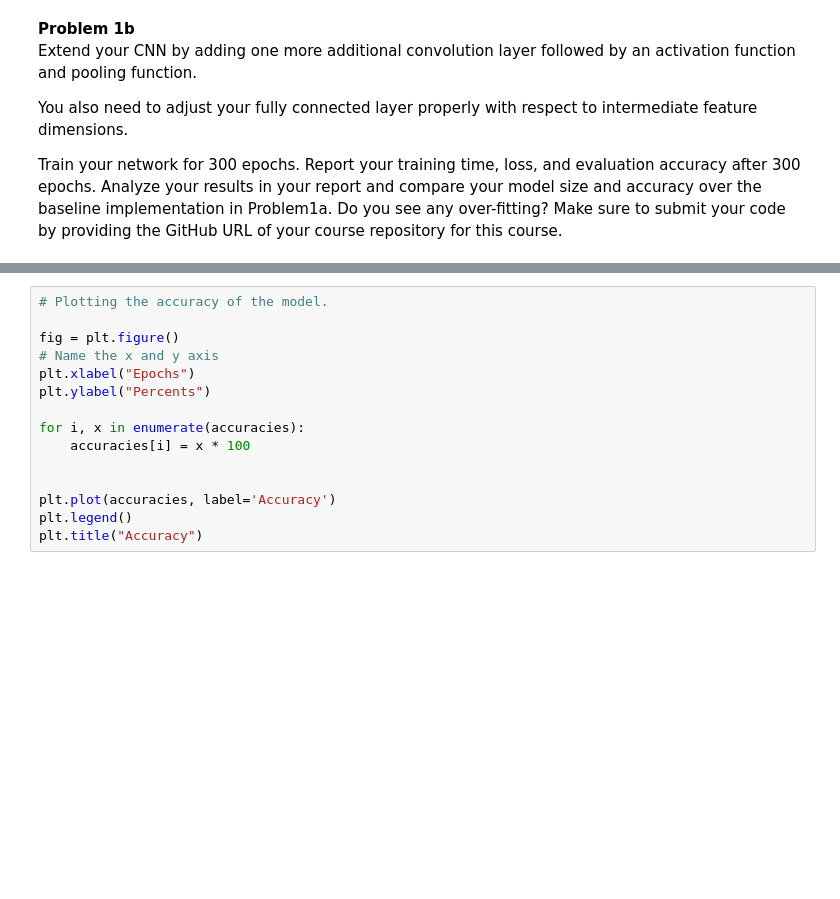
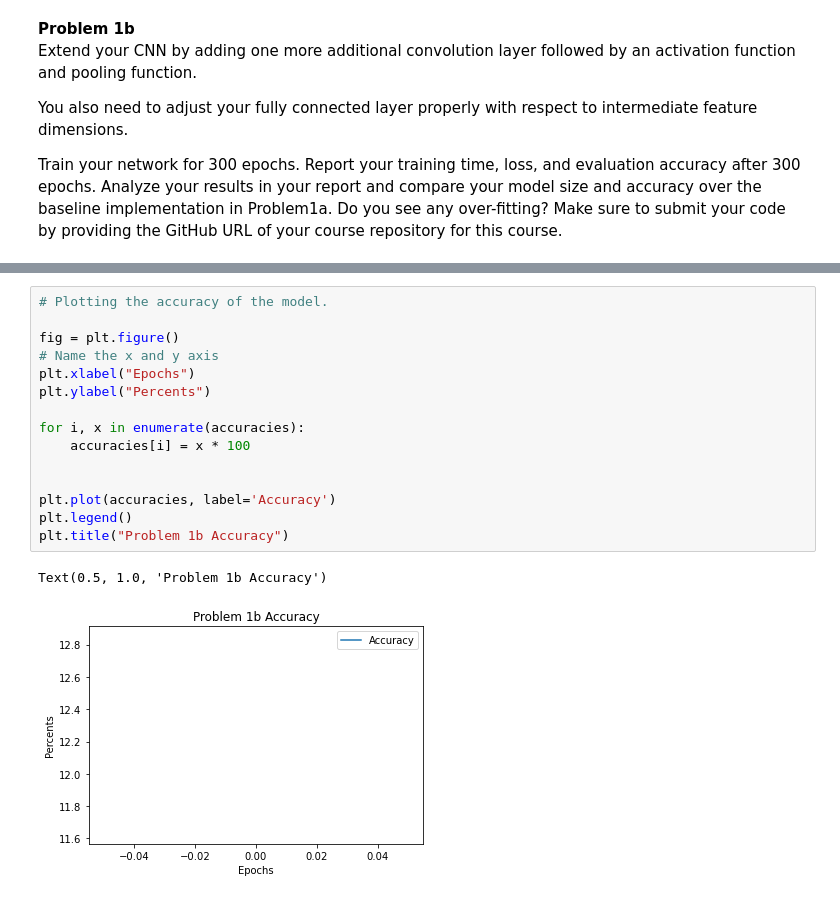
Before and after one commit to nguyjd/ecgr-4106-homeworks, a Jupyter notebook: homework 3/Homework3.ipynb, the cells around one changed output, grey strips where cells are left out. Drawn from its saved outputs; the diff is of its cells as text; blank space fills up the shorter version.

```diff
--- a/homework 3/Homework3.ipynb
+++ b/homework 3/Homework3.ipynb
@@ -264,18 +307,21 @@ plt.title("Losses")
 # %%
 # Plotting the accuracy of the model.
 
 fig = plt.figure()
 # Name the x and y axis
 plt.xlabel("Epochs")
 plt.ylabel("Percents")
 
 for i, x in enumerate(accuracies):
     accuracies[i] = x * 100
 
 
 plt.plot(accuracies, label='Accuracy')
 plt.legend()
-plt.title("Accuracy")
+plt.title("Problem 1b Accuracy")
+# %% [output]
+Text(0.5, 1.0, 'Problem 1b Accuracy')
+[figure, added]
 # %%
 from ptflops import get_model_complexity_info
 
```
Also changed, not shown: parts of 40 cells of this notebook.
